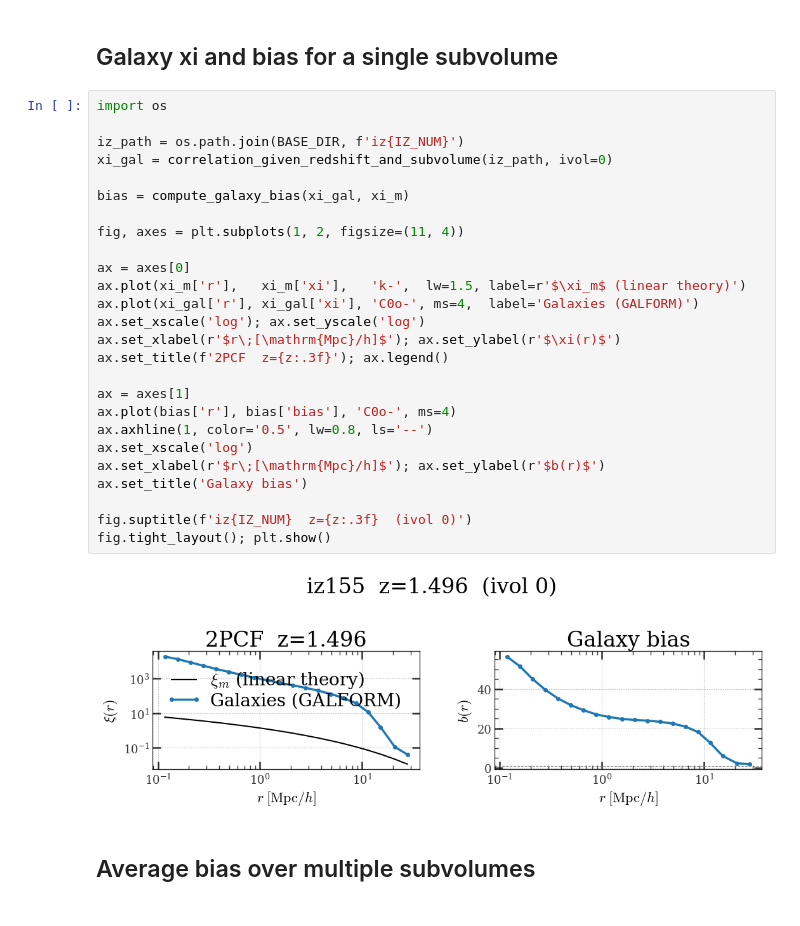
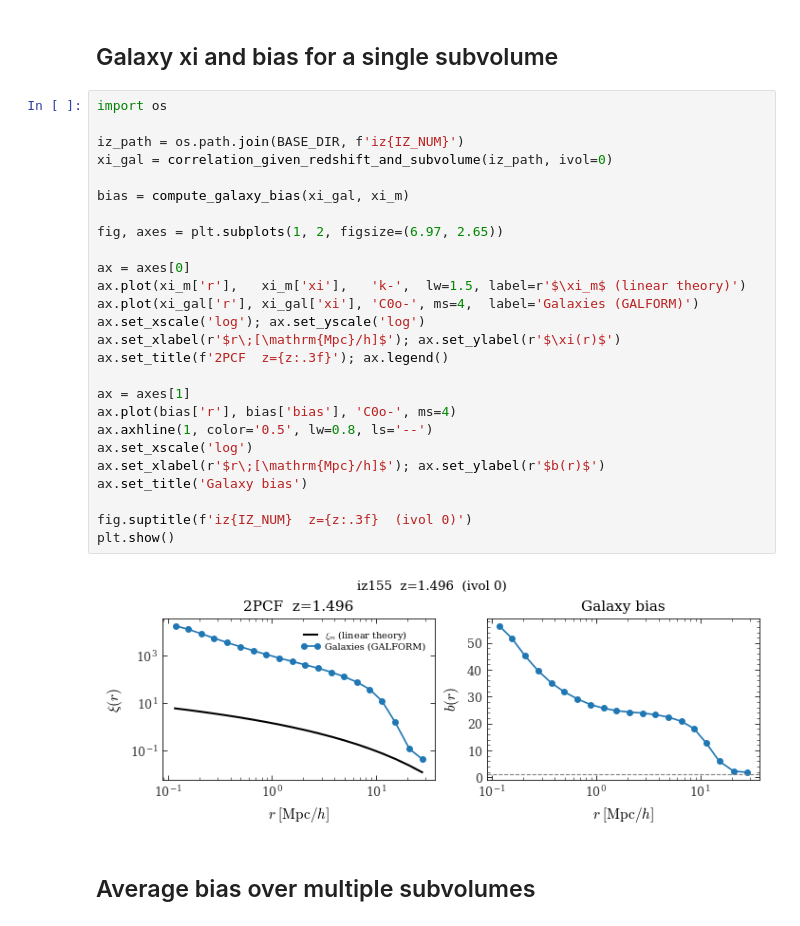
Before and after one commit to OscarHickman/galform_analysis, a Jupyter notebook: examples/analysis/correlation/bias.ipynb, the cells around one changed output. Cells and saved outputs as stored; diff of their text form.

```diff
--- a/examples/analysis/correlation/bias.ipynb
+++ b/examples/analysis/correlation/bias.ipynb
@@ -44,31 +44,31 @@ Cosmology: Omega_m=0.307, sigma_8=0.8288, h=0.6777
 # %%
 import os
 
 iz_path = os.path.join(BASE_DIR, f'iz{IZ_NUM}')
 xi_gal = correlation_given_redshift_and_subvolume(iz_path, ivol=0)
 
 bias = compute_galaxy_bias(xi_gal, xi_m)
 
-fig, axes = plt.subplots(1, 2, figsize=(11, 4))
+fig, axes = plt.subplots(1, 2, figsize=(6.97, 2.65))
 
 ax = axes[0]
 ax.plot(xi_m['r'],   xi_m['xi'],   'k-',  lw=1.5, label=r'$\xi_m$ (linear theory)')
 ax.plot(xi_gal['r'], xi_gal['xi'], 'C0o-', ms=4,  label='Galaxies (GALFORM)')
 ax.set_xscale('log'); ax.set_yscale('log')
 ax.set_xlabel(r'$r\;[\mathrm{Mpc}/h]$'); ax.set_ylabel(r'$\xi(r)$')
 ax.set_title(f'2PCF  z={z:.3f}'); ax.legend()
 
 ax = axes[1]
 ax.plot(bias['r'], bias['bias'], 'C0o-', ms=4)
 ax.axhline(1, color='0.5', lw=0.8, ls='--')
 ax.set_xscale('log')
 ax.set_xlabel(r'$r\;[\mathrm{Mpc}/h]$'); ax.set_ylabel(r'$b(r)$')
 ax.set_title('Galaxy bias')
 
 fig.suptitle(f'iz{IZ_NUM}  z={z:.3f}  (ivol 0)')
-fig.tight_layout(); plt.show()
+plt.show()
 # %% [output]
-[figure, old version]
+[figure, new version]
 # %% [markdown]
 ## Average bias over multiple subvolumes
 # %%
```
Also changed, not shown: parts of 3 cells of this notebook, 11 other files.
